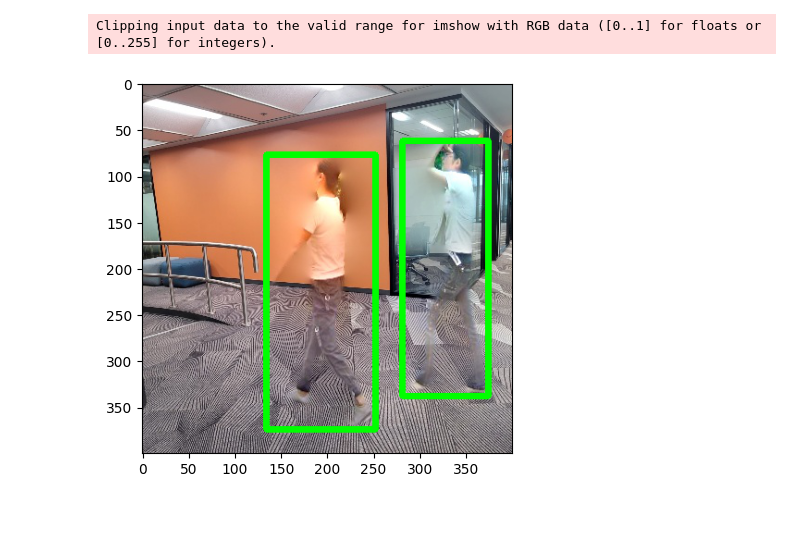
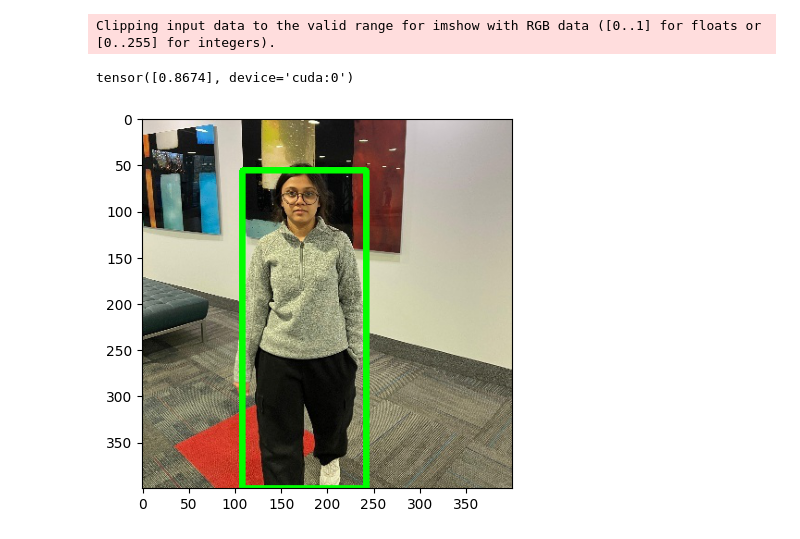
Before and after one commit to A-Shah-ctrl/Seamless-Human-Background-Integration, a Jupyter notebook: evaluate.ipynb, the cells around one changed output. Drawn from its saved outputs; the diff is of its cells as text; code cells hidden in the pictures.

```diff
--- a/evaluate.ipynb
+++ b/evaluate.ipynb
@@ -84,39 +154,37 @@ dataset_test = PennFudanDataset(f'datasets/poisson', get_transform(train=False),
 # %%
+dataset_test = PennFudanDataset(f'datasets/indoor_test', get_transform(train=False), split="train")
 
-#
-# model = get_model(2)
+
+model = get_model(2)
 # model.load_state_dict(torch.load("models/outdoors_5.pth", weights_only=True))
 # model.load_state_dict(torch.load("models/poisson_9.pth", weights_only=True))
 # model.load_state_dict(torch.load("models/laplacian_8.pth", weights_only=True))
 # model.load_state_dict(torch.load("models/cutpasteblur_8.pth", weights_only=True))
 # model.load_state_dict(torch.load("models/inpaint_light_8.pth", weights_only=True))
-# model.load_state_dict(torch.load("models/inpaint_dib_8.pth", weights_only=True))
-# model.to("cuda")
-# model.eval()
+model.load_state_dict(torch.load("models/inpaint_dib_8.pth", weights_only=True))
+model.to("cuda")
+model.eval()
 
-i = 38
+i = 34
 img, _ = dataset_test[i]
 
-# put the model in evaluation mode
-# with torch.no_grad():
-#     prediction = model([img.to("cuda")])
+with torch.no_grad():
+    prediction = model([img.to("cuda")])
 
 
 
 img = img.detach().cpu().numpy().transpose((1, 2, 0))
 img = np.ascontiguousarray(img)
-# cv2.imwrite("Result/pic.jpg",img)
-# bbs = prediction[0]['boxes']
-bbs = _['boxes']
-# scores = prediction[0]['scores']
-# print(scores)
-# i += 1
+bbs = prediction[0]['boxes']
+# bbs = _['boxes']
+scores = prediction[0]['scores']
+print(scores)
 for j in range(len(bbs)):
     bb = bbs[j]
-    # if scores[j] > 0.1:
     img = cv2.rectangle(img, (int(bb[0]),int(bb[1])),(int(bb[2]),int(bb[3])), (0, 255, 0), 5)
 plt.imshow(img)
 plt.show()
 # %% [output]
 Clipping input data to the valid range for imshow with RGB data ([0..1] for floats or [0..255] for integers).
+tensor([0.8674], device='cuda:0')
-[figure, old version]
+[figure, new version]
```
Also changed, not shown: parts of 7 cells of this notebook.
